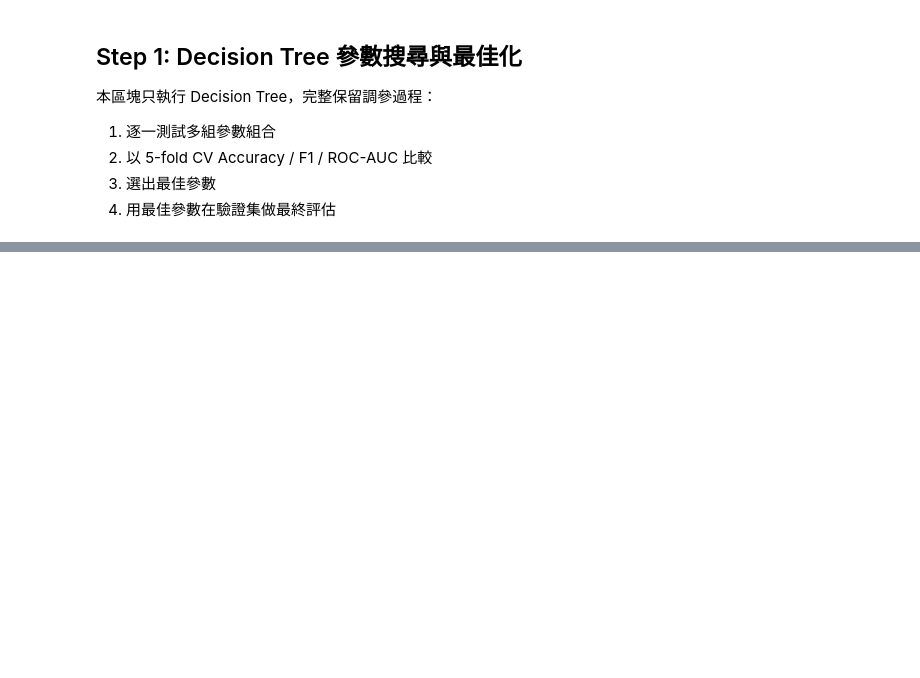
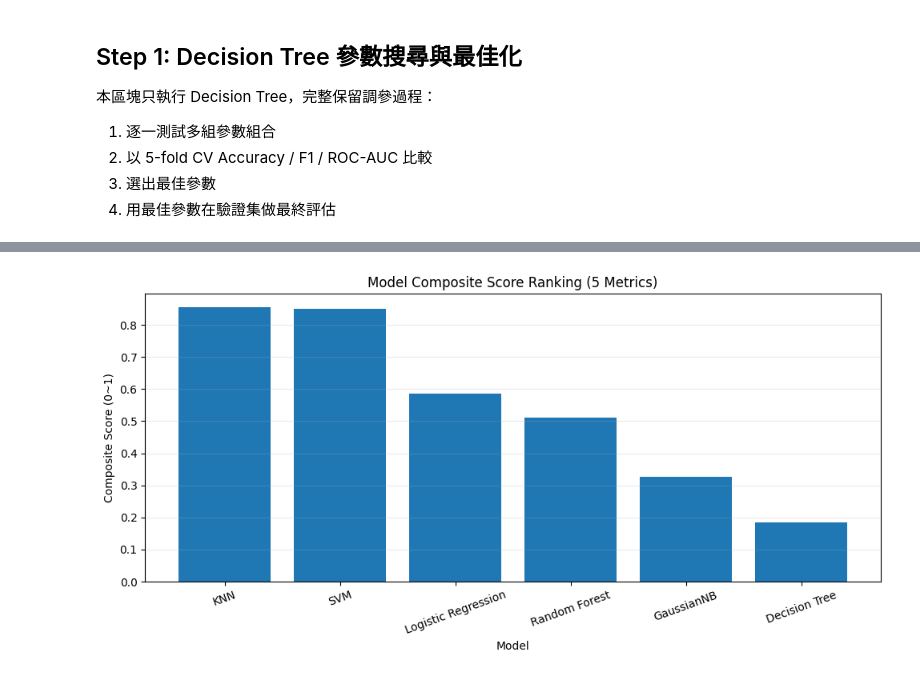
Before and after one commit to JackPan0521/DataMiningExercises, a Jupyter notebook: titanic/Titanic_Survival_AlgorithmCompare.ipynb, the cells around one changed output, grey strips where cells are left out. Cells and saved outputs as stored; diff of their text form; code cells hidden in the pictures; blank space fills up the shorter version.

```diff
--- a/titanic/Titanic_Survival_AlgorithmCompare.ipynb
+++ b/titanic/Titanic_Survival_AlgorithmCompare.ipynb
@@ -448,0 +1658,94 @@ Valid ROC-AUC: 0.8585
+# %%
+import numpy as np
+import pandas as pd
+import matplotlib.pyplot as plt
+from sklearn.naive_bayes import GaussianNB
+from sklearn.metrics import accuracy_score, precision_score, recall_score, f1_score, roc_auc_score
+
+rows = []
+
+def add_model_row(model_name, acc, prec, rec, f1, auc):
+    rows.append({
+        'model': model_name,
+        'accuracy': float(acc),
+        'precision': float(prec),
+        'recall': float(rec),
+        'f1': float(f1),
+        'roc_auc': float(auc),
+    })
+
+# 1) 既有模型結果（若已存在於記憶體）
+if 'dt_result' in globals():
+    add_model_row('Decision Tree', dt_result['Valid_Accuracy'], dt_result['Valid_Precision'], dt_result['Valid_Recall'], dt_result['Valid_F1'], dt_result['Valid_ROC_AUC'])
+
+if 'rf_result' in globals():
+    add_model_row('Random Forest', rf_result['Valid_Accuracy'], rf_result['Valid_Precision'], rf_result['Valid_Recall'], rf_result['Valid_F1'], rf_result['Valid_ROC_AUC'])
+
+if 'lr_result' in globals():
+    add_model_row('Logistic Regression', lr_result['Valid_Accuracy'], lr_result['Valid_Precision'], lr_result['Valid_Recall'], lr_result['Valid_F1'], lr_result['Valid_ROC_AUC'])
+
+if 'svm_result' in globals():
+    add_model_row('SVM', svm_result['Valid_Accuracy'], svm_result['Valid_Precision'], svm_result['Valid_Recall'], svm_result['Valid_F1'], svm_result['Valid_ROC_AUC'])
+
+if 'knn_best_result_df' in globals() and len(knn_best_result_df) > 0:
+    r = knn_best_result_df.iloc[0]
+    add_model_row('KNN', r['accuracy'], r['precision'], r['recall'], r['f1'], r['roc_auc'])
+
+# 2) GaussianNB：若未建立結果就即時計算一次，避免比較缺模型
+gnb_model = GaussianNB()
+gnb_model.fit(X_train, y_train)
+gnb_pred = gnb_model.predict(X_valid)
+gnb_proba = gnb_model.predict_proba(X_valid)[:, 1]
+add_model_row(
+    'GaussianNB',
+    accuracy_score(y_valid, gnb_pred),
+    precision_score(y_valid, gnb_pred, zero_division=0),
+    recall_score(y_valid, gnb_pred, zero_division=0),
+    f1_score(y_valid, gnb_pred, zero_division=0),
+    roc_auc_score(y_valid, gnb_proba),
+)
+
+comparison_df = pd.DataFrame(rows).drop_duplicates(subset=['model'], keep='last').reset_index(drop=True)
+metrics = ['accuracy', 'precision', 'recall', 'f1', 'roc_auc']
+
+# 3) Min-Max 正規化 + 綜合分數
+for m in metrics:
+    min_v = comparison_df[m].min()
+    max_v = comparison_df[m].max()
+    if np.isclose(max_v, min_v):
+        comparison_df[f'{m}_norm'] = 1.0
+    else:
+        comparison_df[f'{m}_norm'] = (comparison_df[m] - min_v) / (max_v - min_v)
+
+norm_cols = [f'{m}_norm' for m in metrics]
+comparison_df['composite_score'] = comparison_df[norm_cols].mean(axis=1)
+
+comparison_rank_df = comparison_df.sort_values(
+    by=['composite_score', 'f1', 'roc_auc', 'accuracy'],
+    ascending=False
+).reset_index(drop=True)
+comparison_rank_df['rank'] = np.arange(1, len(comparison_rank_df) + 1)
+
+# 輸出最終比較表
+comparison_rank_df.to_csv('model_comparison_summary.csv', index=False, encoding='utf-8-sig')
+
+print('模型五指標比較與綜合排名：')
+print(comparison_rank_df[['rank', 'model', 'accuracy', 'precision', 'recall', 'f1', 'roc_auc', 'composite_score']])
+
+best_model_row = comparison_rank_df.iloc[0]
+print('\n綜合最佳模型：')
+print(f"{best_model_row['model']} (composite_score={best_model_row['composite_score']:.4f})")
+
+# 視覺化：綜合分數長條圖
+plt.figure(figsize=(10, 5))
+plt.bar(comparison_rank_df['model'], comparison_rank_df['composite_score'])
+plt.title('Model Composite Score Ranking (5 Metrics)')
+plt.xlabel('Model')
+plt.ylabel('Composite Score (0~1)')
+plt.xticks(rotation=20)
+plt.grid(axis='y', alpha=0.25)
+plt.tight_layout()
+plt.show()
+
+print('\n已輸出：model_comparison_summary.csv')
+# %% [output]
@@ -448,0 +1771 @@ Valid ROC-AUC: 0.8585
+[figure, added]
```
Also changed, not shown: parts of 15 cells of this notebook, 10 other files.
